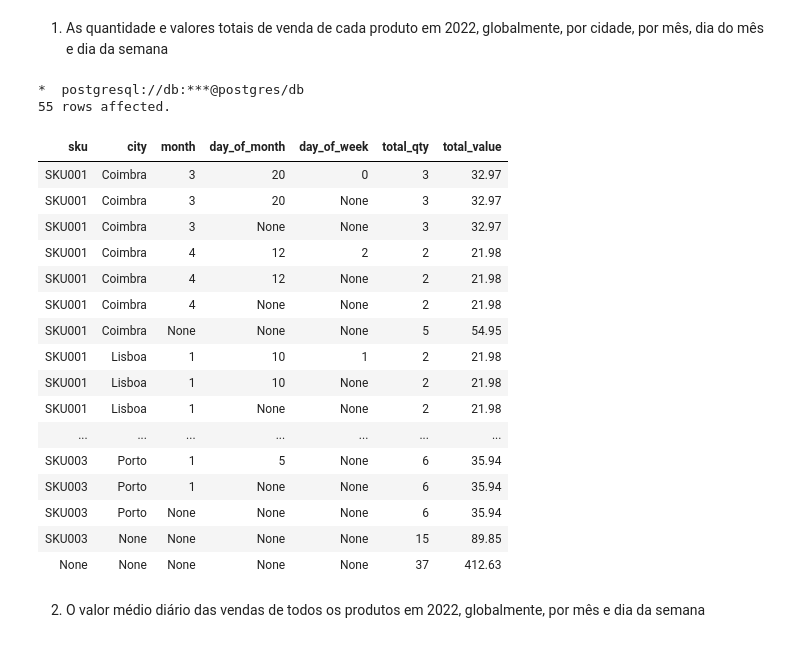
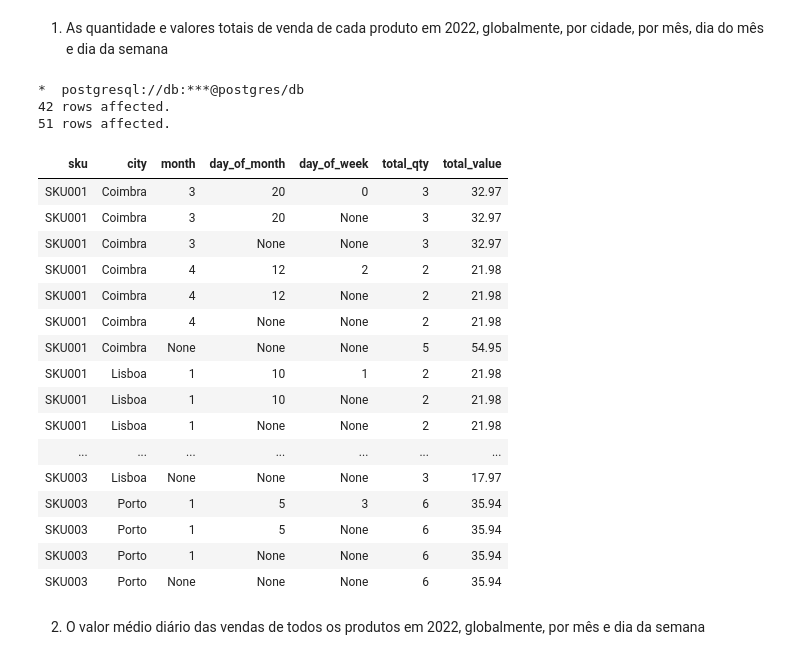
Before and after one commit to MateuSpencer/BD_Projeto_22-23, a Jupyter notebook: Entrega_3/E3-report.ipynb, the cells around one changed output. Drawn from its saved outputs; the diff is of its cells as text; code cells hidden in the pictures.

```diff
--- a/Entrega_3/E3-report.ipynb
+++ b/Entrega_3/E3-report.ipynb
@@ -480,34 +477,44 @@ Usando a vista desenvolvida para a Questão 3, escreva duas consultas SQL que pe
 1. As quantidade e valores totais de venda de cada produto em 2022, globalmente, por cidade, por mês, dia do mês e dia da semana
 # %%
 %%sql
+SELECT p.SKU, ps.city, ps.month, ps.day_of_month, ps.day_of_week,
+       SUM(ps.qty) AS total_qty, SUM(ps.total_price) AS total_value
+FROM product_sales ps
+JOIN product p ON ps.SKU = p.SKU
+WHERE ps.year = 2022
+GROUP BY GROUPING SETS ((p.SKU, ps.city, ps.month), (p.SKU, ps.city, ps.day_of_month), (p.SKU, ps.city, ps.day_of_week))
+ORDER BY p.SKU, ps.city, ps.month, ps.day_of_month, ps.day_of_week;
+
+
 -- SELECT ...
 SELECT p.SKU, ps.city, ps.month, ps.day_of_month, ps.day_of_week,
        SUM(ps.qty) AS total_qty, SUM(ps.total_price) AS total_value
 FROM product_sales ps
 JOIN product p ON ps.SKU = p.SKU
 WHERE ps.year = 2022
-GROUP BY ROLLUP (p.SKU, ps.city, ps.month, ps.day_of_month, ps.day_of_week)
+GROUP BY p.SKU, ps.city, ROLLUP (ps.month, ps.day_of_month, ps.day_of_week)
 ORDER BY p.SKU, ps.city, ps.month, ps.day_of_month, ps.day_of_week;
 # %% [output]
 *  postgresql://db:***@postgres/db
-55 rows affected.
+42 rows affected.
+51 rows affected.
 | sku | city | month | day_of_month | day_of_week | total_qty | total_value |
 | SKU001 | Coimbra | 3 | 20 | 0 | 3 | 32.97 |
 | SKU001 | Coimbra | 3 | 20 | None | 3 | 32.97 |
 | SKU001 | Coimbra | 3 | None | None | 3 | 32.97 |
 | SKU001 | Coimbra | 4 | 12 | 2 | 2 | 21.98 |
 | SKU001 | Coimbra | 4 | 12 | None | 2 | 21.98 |
 | SKU001 | Coimbra | 4 | None | None | 2 | 21.98 |
 | SKU001 | Coimbra | None | None | None | 5 | 54.95 |
 | SKU001 | Lisboa | 1 | 10 | 1 | 2 | 21.98 |
 | SKU001 | Lisboa | 1 | 10 | None | 2 | 21.98 |
 | SKU001 | Lisboa | 1 | None | None | 2 | 21.98 |
 | ... | ... | ... | ... | ... | ... | ... |
+| SKU003 | Lisboa | None | None | None | 3 | 17.97 |
+| SKU003 | Porto | 1 | 5 | 3 | 6 | 35.94 |
 | SKU003 | Porto | 1 | 5 | None | 6 | 35.94 |
 | SKU003 | Porto | 1 | None | None | 6 | 35.94 |
 | SKU003 | Porto | None | None | None | 6 | 35.94 |
-| SKU003 | None | None | None | None | 15 | 89.85 |
-| None | None | None | None | None | 37 | 412.63 |
 # %% [markdown]
 2. O valor médio diário das vendas de todos os produtos em 2022, globalmente, por mês e dia da semana
 # %%
```
Also changed, not shown: parts of 1 cell of this notebook.
